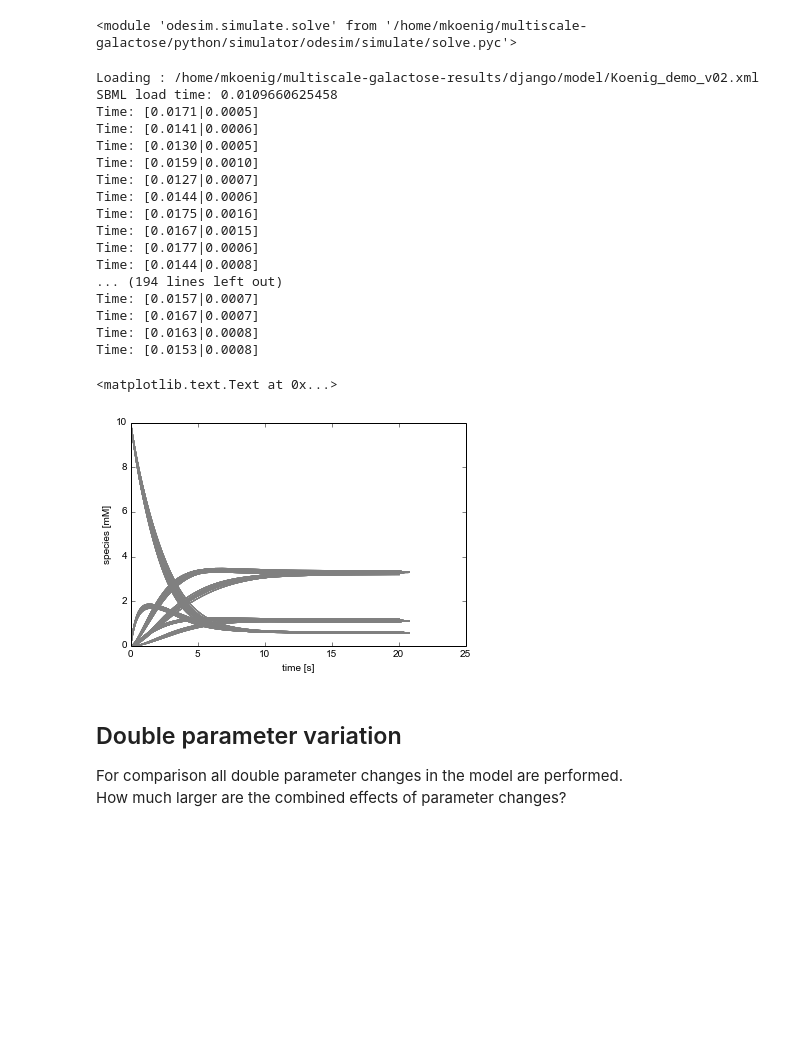
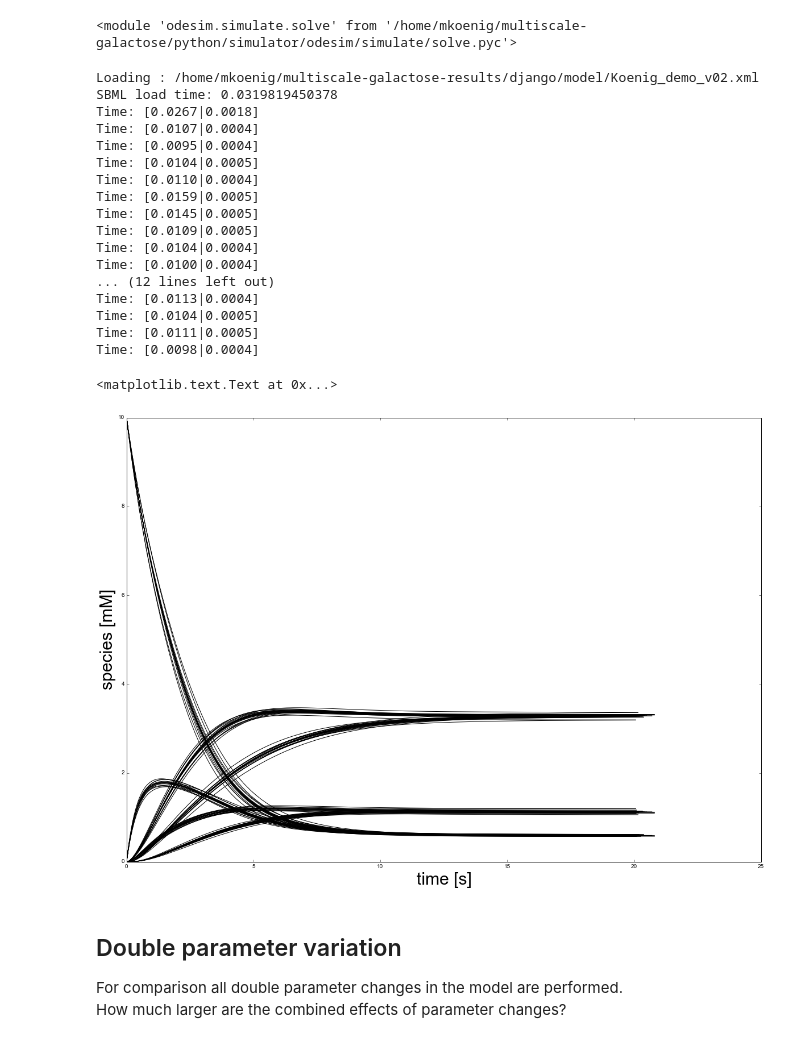
Before and after one commit to jingyayeah/multiscale-galactose, a Jupyter notebook: python/simulator/odesim/examples/02_parameter_sensitivity.ipynb, the cells around one changed output. Saved outputs shown, nothing was run; the diff lists cells and outputs as text; code cells hidden in the pictures; blank space fills up the shorter version.

```diff
--- a/python/simulator/odesim/examples/02_parameter_sensitivity.ipynb
+++ b/python/simulator/odesim/examples/02_parameter_sensitivity.ipynb
@@ -164,7 +164,7 @@ try:
     # finalize task, so no additional simulations can be added
     task.finalize_status()
 except ValidationError:
-    simulations = task.simulations.filter(status=db_api.SimulationStatus.UNASSIGNED)
+    simulations = task.simulations.all()
 simulations
 print('TaskStatus:', task.status_str)
 # %% [output]
@@ -187,40 +187,42 @@ reload(solve)
 solve.run_simulations(simulations, task)
 # %% [output]
 Loading : /home/mkoenig/multiscale-galactose-results/django/model/Koenig_demo_v02.xml
-SBML load time: 0.0109660625458
-Time: [0.0171|0.0005]
-Time: [0.0141|0.0006]
-Time: [0.0130|0.0005]
-Time: [0.0159|0.0010]
-Time: [0.0127|0.0007]
-Time: [0.0144|0.0006]
-Time: [0.0175|0.0016]
-Time: [0.0167|0.0015]
-Time: [0.0177|0.0006]
-Time: [0.0144|0.0008]
-... (194 lines left out)
-Time: [0.0157|0.0007]
-Time: [0.0167|0.0007]
-Time: [0.0163|0.0008]
-Time: [0.0153|0.0008]
+SBML load time: 0.0319819450378
+Time: [0.0267|0.0018]
+Time: [0.0107|0.0004]
+Time: [0.0095|0.0004]
+Time: [0.0104|0.0005]
+Time: [0.0110|0.0004]
+Time: [0.0159|0.0005]
+Time: [0.0145|0.0005]
+Time: [0.0109|0.0005]
+Time: [0.0104|0.0004]
+Time: [0.0100|0.0004]
+... (12 lines left out)
+Time: [0.0113|0.0004]
+Time: [0.0104|0.0005]
+Time: [0.0111|0.0005]
+Time: [0.0098|0.0004]
 # %%
 # plot the results
 from simapp.models import Result
 import matplotlib.pylab as plt
+plt_fontsize = 30
 # %%
 # Load the HDF5 files and plot them
 from odesim.simulate import solve_io
 reload(solve_io)
+plt.figure(figsize=(20,14))
 for sim in simulations:
     result = Result.objects.get(simulation=sim, result_type=db_api.ResultType.HDF5)
     data, header = solve_io.load_hdf5(result.filepath)
-    plt.plot(data[:,0], data[:,1:], '-', color='grey')
+    plt.plot(data[:,0], data[:,1:], '-', color='black')
 
-plt.xlabel('time [s]')
-plt.ylabel('species [mM]')
+plt.xlabel('time [s]', fontsize=plt_fontsize)
+plt.ylabel('species [mM]', fontsize=plt_fontsize)
 # %% [output]
 <matplotlib.text.Text at 0x...>
-[figure, old version]
+[figure, new version]
 # %% [markdown]
 ## Double parameter variation
 
```
Also changed, not shown: parts of 6 cells of this notebook, 11 other files.
